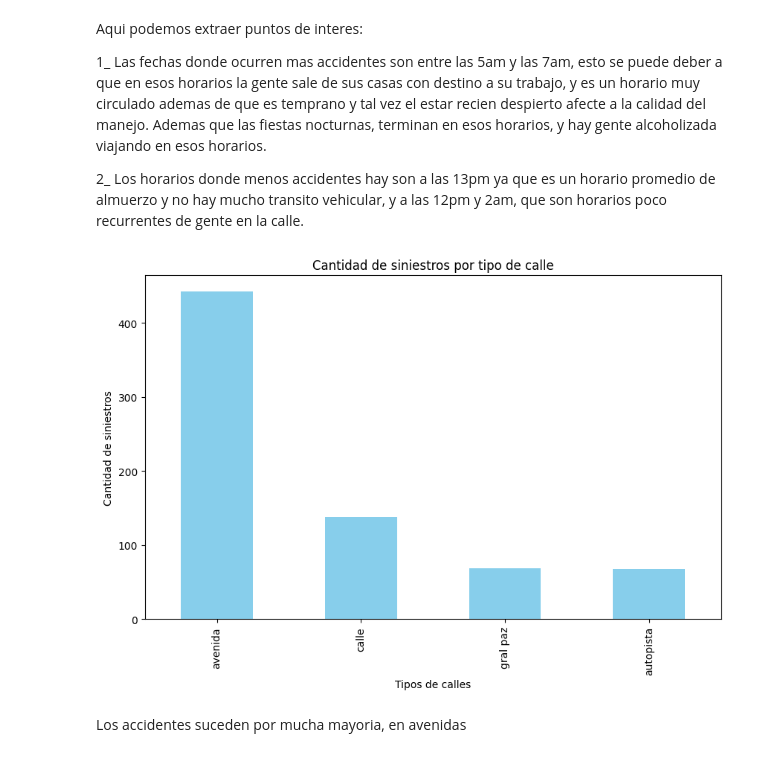
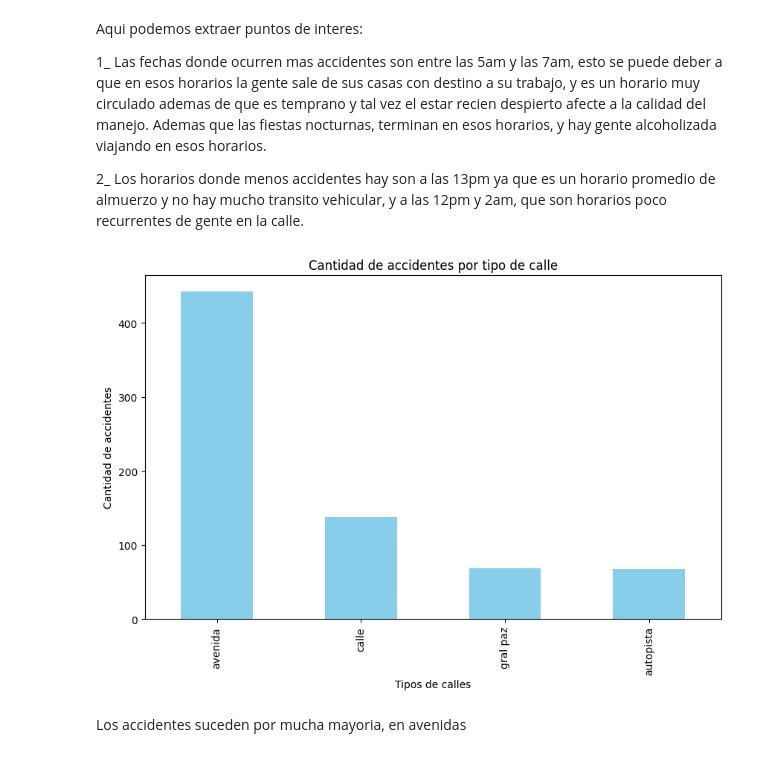
Before and after one commit to Tototastico/DataAnalysis-Accidentes-Viales, a Jupyter notebook: Notebooks/EDA.ipynb, the cells around one changed output. Cells and saved outputs as stored; diff of their text form; code cells hidden in the pictures.

```diff
--- a/Notebooks/EDA.ipynb
+++ b/Notebooks/EDA.ipynb
@@ -50,13 +50,13 @@ Ademas que las fiestas nocturnas, terminan en esos horarios, y hay gente alcohol
 # %%
 plt.figure(figsize=(10,6))
 data = merge.Tipo_calle.value_counts()
 data.plot(kind='bar',color='skyblue')
 plt.xlabel('Tipos de calles')
-plt.ylabel('Cantidad de siniestros')
-plt.title('Cantidad de siniestros por tipo de calle')
+plt.ylabel('Cantidad de accidentes')
+plt.title('Cantidad de accidentes por tipo de calle')
 plt.show()
 # %% [output]
-[figure, old version]
+[figure, new version]
 # %% [markdown]
 Los accidentes suceden por mucha mayoria, en avenidas
 # %%
```
Also changed, not shown: parts of 5 cells of this notebook, 3 other files.
